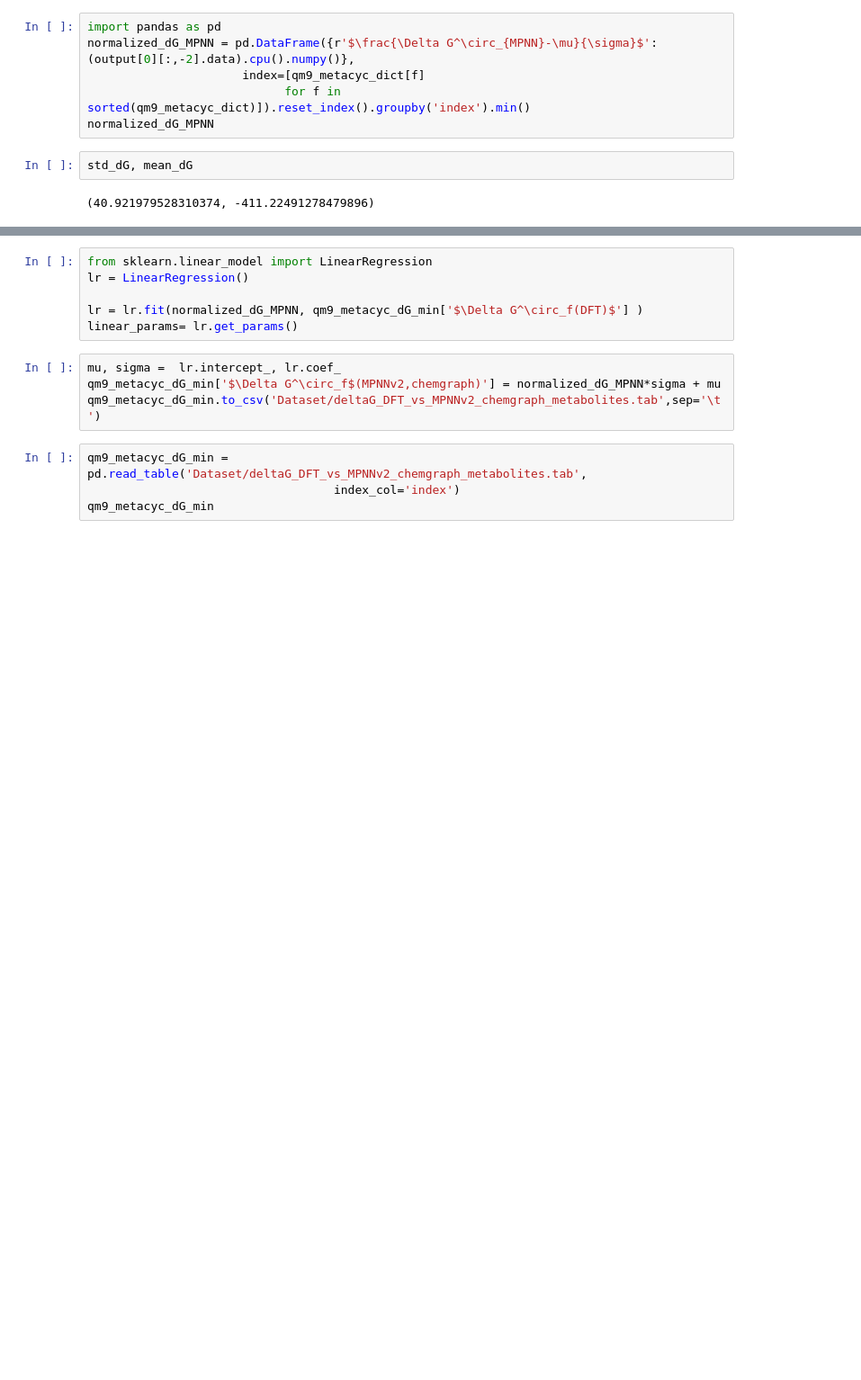
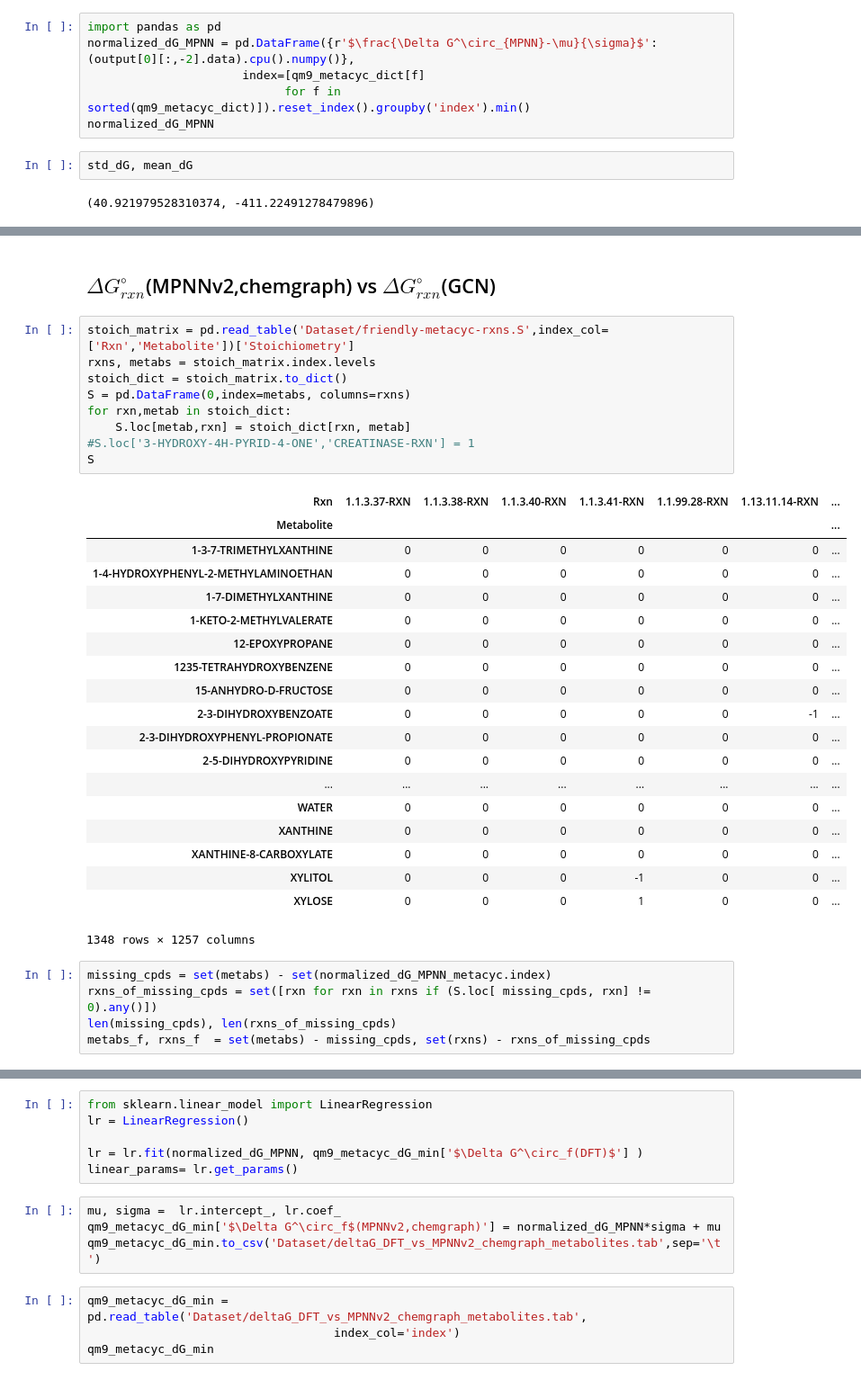
Before and after one commit to PNNL-CompBio/graph-neural-networks, a Jupyter notebook: ChemGraphNN-Predict.ipynb, the cells around one changed output, grey strips where cells are left out. Shown at 90% size. Cells and saved outputs as stored; diff of their text form; blank space fills up the shorter version.

```diff
--- a/ChemGraphNN-Predict.ipynb
+++ b/ChemGraphNN-Predict.ipynb
@@ -493,0 +504,36 @@ normalized_dG_MPNN_metacyc
+# %% [markdown]
+## $\Delta G^\circ_{rxn}$(MPNNv2,chemgraph) vs $\Delta G^\circ_{rxn}$(GCN)
+# %%
+stoich_matrix = pd.read_table('Dataset/friendly-metacyc-rxns.S',index_col=['Rxn','Metabolite'])['Stoichiometry']
+rxns, metabs = stoich_matrix.index.levels
+stoich_dict = stoich_matrix.to_dict()
+S = pd.DataFrame(0,index=metabs, columns=rxns)
+for rxn,metab in stoich_dict:
+    S.loc[metab,rxn] = stoich_dict[rxn, metab]
+#S.loc['3-HYDROXY-4H-PYRID-4-ONE','CREATINASE-RXN'] = 1
+S
+# %% [output]
+| Rxn | 1.1.3.37-RXN | 1.1.3.38-RXN | 1.1.3.40-RXN | 1.1.3.41-RXN | 1.1.99.28-RXN | 1.13.11.14-RXN | ... |
+| Metabolite |  |  |  |  |  |  | ... |
+| 1-3-7-TRIMETHYLXANTHINE | 0 | 0 | 0 | 0 | 0 | 0 | ... |
+| 1-4-HYDROXYPHENYL-2-METHYLAMINOETHAN | 0 | 0 | 0 | 0 | 0 | 0 | ... |
+| 1-7-DIMETHYLXANTHINE | 0 | 0 | 0 | 0 | 0 | 0 | ... |
+| 1-KETO-2-METHYLVALERATE | 0 | 0 | 0 | 0 | 0 | 0 | ... |
+| 12-EPOXYPROPANE | 0 | 0 | 0 | 0 | 0 | 0 | ... |
+| 1235-TETRAHYDROXYBENZENE | 0 | 0 | 0 | 0 | 0 | 0 | ... |
+| 15-ANHYDRO-D-FRUCTOSE | 0 | 0 | 0 | 0 | 0 | 0 | ... |
+| 2-3-DIHYDROXYBENZOATE | 0 | 0 | 0 | 0 | 0 | -1 | ... |
+| 2-3-DIHYDROXYPHENYL-PROPIONATE | 0 | 0 | 0 | 0 | 0 | 0 | ... |
+| 2-5-DIHYDROXYPYRIDINE | 0 | 0 | 0 | 0 | 0 | 0 | ... |
+| ... | ... | ... | ... | ... | ... | ... | ... |
+| WATER | 0 | 0 | 0 | 0 | 0 | 0 | ... |
+| XANTHINE | 0 | 0 | 0 | 0 | 0 | 0 | ... |
+| XANTHINE-8-CARBOXYLATE | 0 | 0 | 0 | 0 | 0 | 0 | ... |
+| XYLITOL | 0 | 0 | 0 | -1 | 0 | 0 | ... |
+| XYLOSE | 0 | 0 | 0 | 1 | 0 | 0 | ... |
+1348 rows × 1257 columns
+# %%
+missing_cpds = set(metabs) - set(normalized_dG_MPNN_metacyc.index)
+rxns_of_missing_cpds = set([rxn for rxn in rxns if (S.loc[ missing_cpds, rxn] != 0).any()])
+len(missing_cpds), len(rxns_of_missing_cpds)
+metabs_f, rxns_f  = set(metabs) - missing_cpds, set(rxns) - rxns_of_missing_cpds
```
Also changed, not shown: parts of 10 cells of this notebook, 2 other files.
